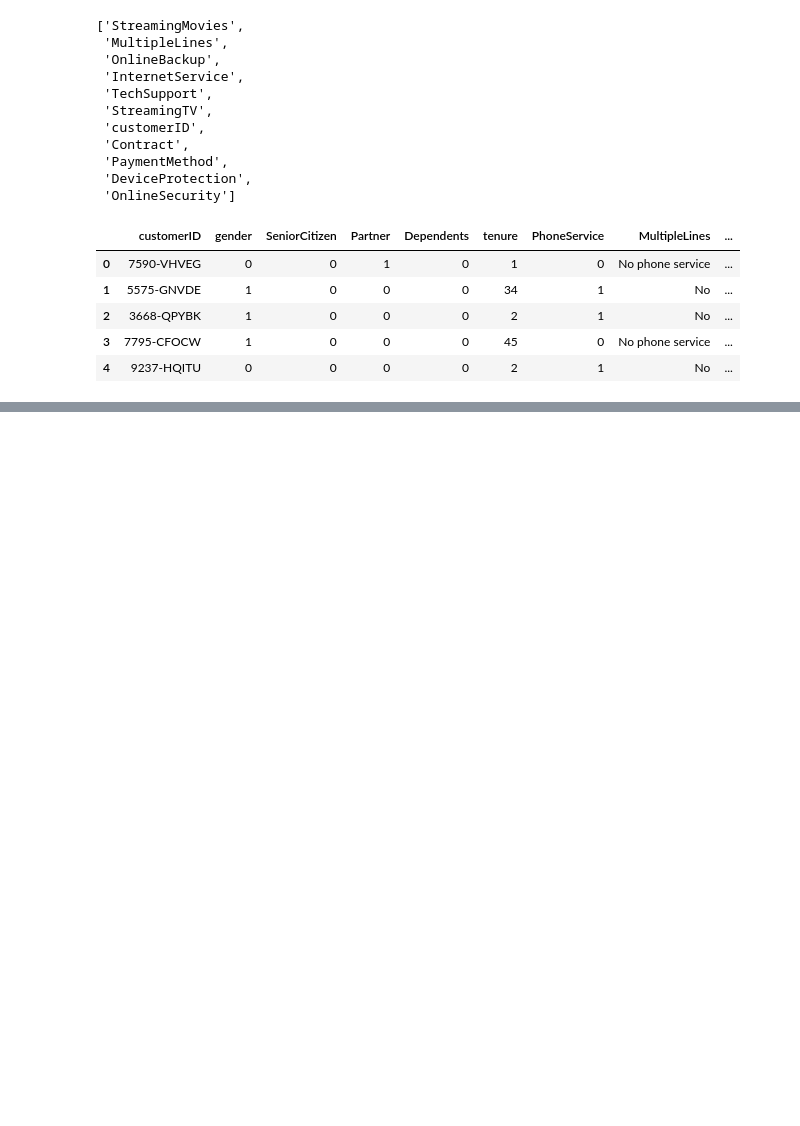
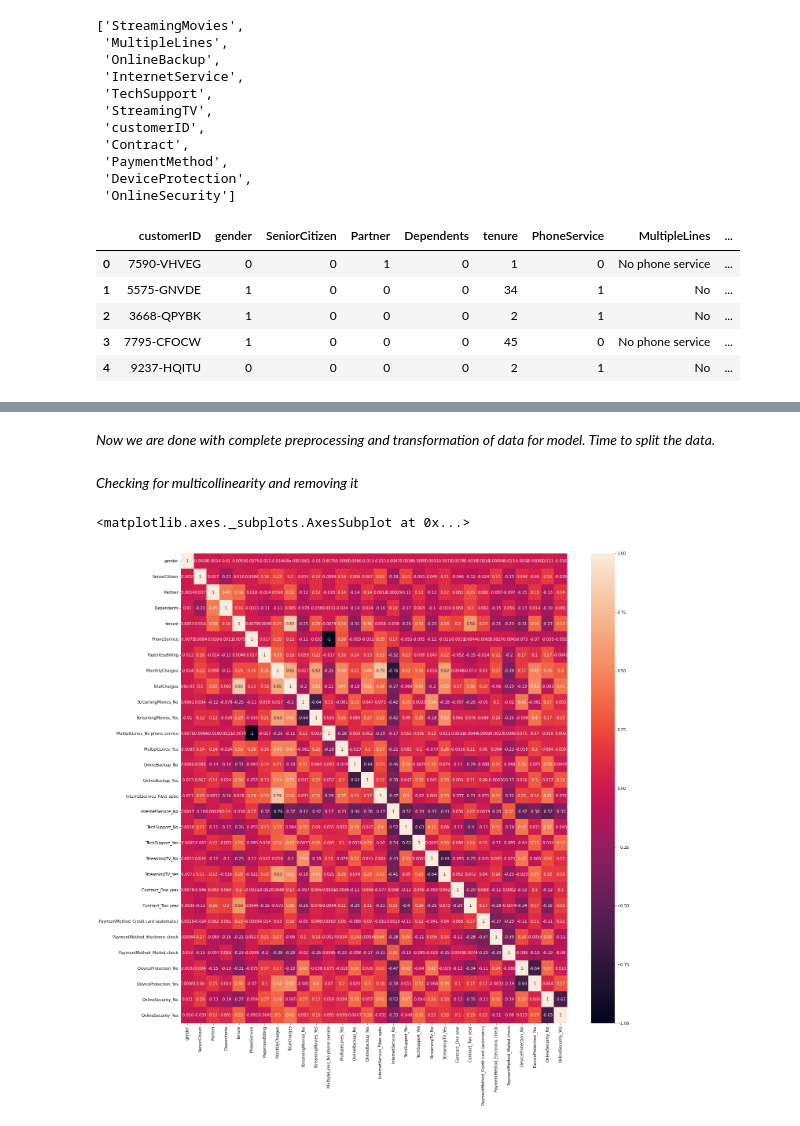
Before and after one commit to gupta4327/telecomChurnPredictionmodel, a Jupyter notebook: Telecom_churn_prediction.ipynb, the cells around one changed output, grey strips where cells are left out. Drawn from its saved outputs; the diff is of its cells as text; code cells hidden in the pictures; blank space fills up the shorter version.

Commit message:
built a log reg model

```diff
--- a/Telecom_churn_prediction.ipynb
+++ b/Telecom_churn_prediction.ipynb
@@ -928,0 +931,3 @@ dataset_cpy.head()
+# %%
+dataset_cpy.drop(cat_features, inplace = True, axis =1)
+dataset_cpy.drop('customerID', inplace = True, axis =1)
@@ -928,0 +936,3 @@ dataset_cpy.head()
+# %%
+scale = StandardScaler()
+dataset_cpy[['MonthlyCharges','TotalCharges','tenure']] = scale.fit_transform(dataset_cpy[['MonthlyCharges','TotalCharges','tenure']])
@@ -928,0 +948,15 @@ dataset_cpy.head()
+# %% [markdown]
+*Now we are done with complete preprocessing and transformation of data for model. Time to split the data.*
+# %%
+#Splitting the data into X and Y(independent and dependent variable)
+x= dataset_cpy[[feature for feature in dataset_cpy.columns if feature not in ['Churn']]]
+y = dataset_cpy['Churn']
+# %% [markdown]
+*Checking for multicollinearity and removing it*
+# %%
+plt.figure(figsize=(22,22))
+corr = x.corr()
+sns.heatmap(corr,annot=True)
+# %% [output]
+<matplotlib.axes._subplots.AxesSubplot at 0x...>
+[figure, added]
```
Also changed, not shown: parts of 28 cells of this notebook.
